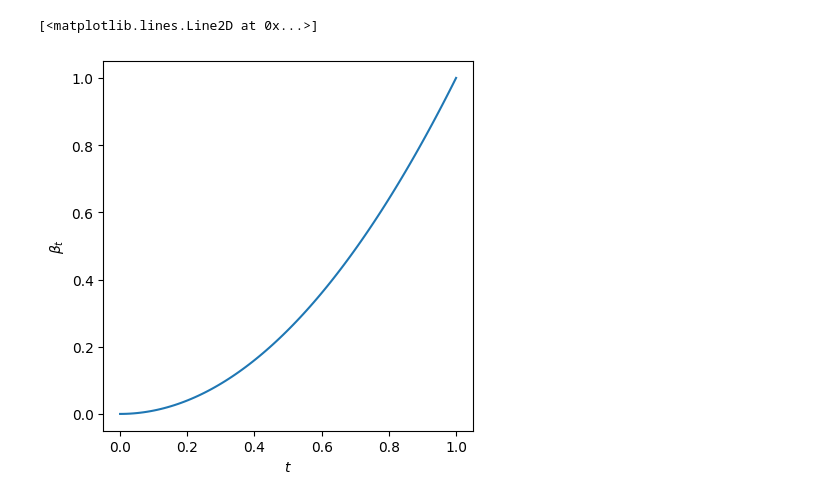
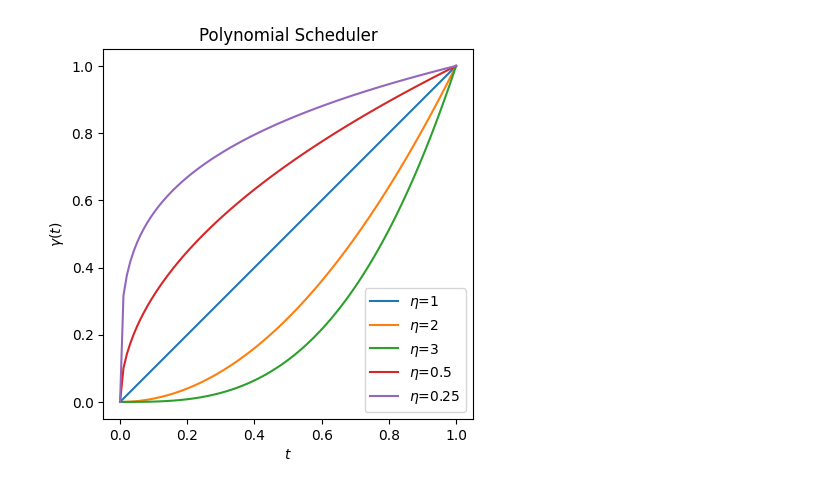
Before and after one commit to patrick-lindemann/ddpm, a Jupyter notebook: plot_schedulers.ipynb, the cells around one changed output. Cells and saved outputs as stored; diff of their text form; code cells hidden in the pictures.

```diff
--- a/plot_schedulers.ipynb
+++ b/plot_schedulers.ipynb
@@ -21,11 +23,23 @@ plt.plot(t, scheduler(t))
-# %%
-# Quadratic scheduler
-plt.xlabel('$t$')
-plt.ylabel('$\\beta_t$')
-plt.gca().set_aspect('equal', adjustable='box')
-scheduler = QuadraticScheduler()
-plt.plot(t, t ** 2)
-# %% [output]
-[<matplotlib.lines.Line2D at 0x...>]
-[figure, removed]
+# %%
+from diffusion.schedule import PolynomialScheduler
+
+variants = [
+    { 'tau': 1 },
+    { 'tau': 2 },
+    { 'tau': 3 },
+    { 'tau': 1/2 },
+    { 'tau': 1/4 },
+]
+
+plt.xlabel('$t$')
+plt.ylabel('$\\gamma(t)$')
+plt.title('Polynomial Scheduler')
+plt.gca().set_aspect('equal', adjustable='box')
+for variant in variants:
+    scheduler = PolynomialScheduler(**variant)
+    plt.plot(t, scheduler(t), label=f"$\\eta$={variant['tau']}")
+plt.legend()
+plt.savefig(OUT_DIR / 'plot-polynomial.svg', bbox_inches='tight', pad_inches=0)
+# %% [output]
+[figure, added]
 # %%
```
Also changed, not shown: parts of 6 cells of this notebook, 4 other files.
